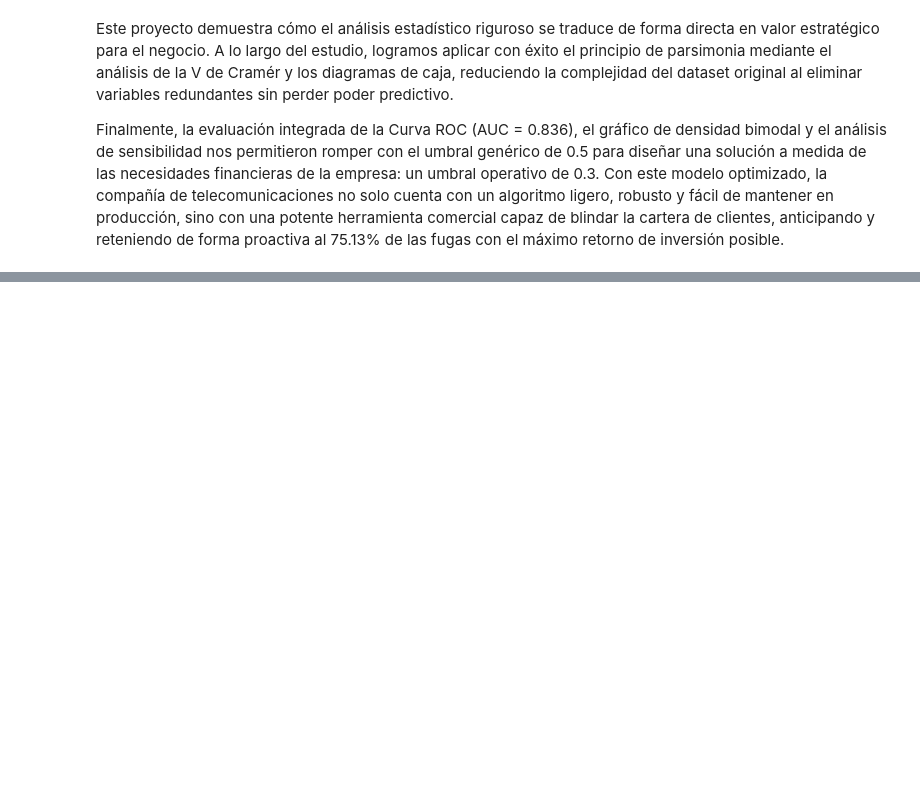
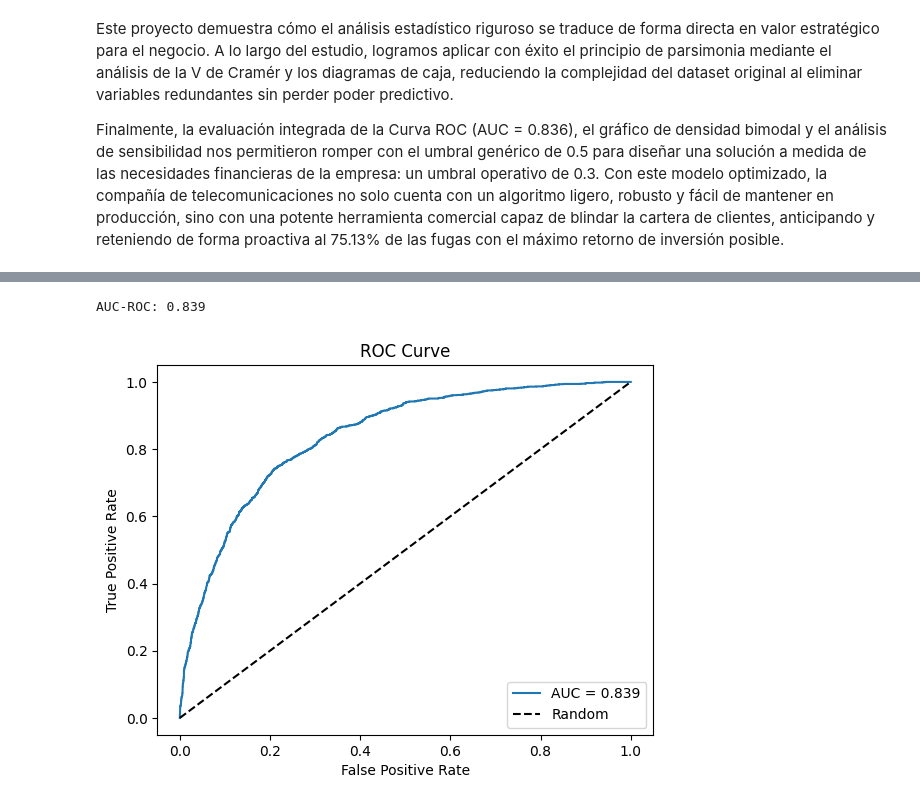
Before and after one commit to nachofort/01_Telco_Customer_Churn, a Jupyter notebook: Notebook/02_Modeling_Logistic.ipynb, the cells around one changed output, grey strips where cells are left out. Saved outputs shown, nothing was run; the diff lists cells and outputs as text; code cells hidden in the pictures; blank space fills up the shorter version.

```diff
--- a/Notebook/02_Modeling_Logistic.ipynb
+++ b/Notebook/02_Modeling_Logistic.ipynb
@@ -987,0 +1209,21 @@ Finalmente, la evaluación integrada de la Curva ROC (AUC = 0.836), el gráfico
+# %%
+# Hacer predicciones (probabilidad de clase 1)
+y_proba = logit_model_fwd.predict(X_train_red)
+
+# Convertir las probabilidades en predicciones binarias
+threshold = 0.3  # Convertir las probabilidades usando el UMBRAL OPERATIVO DE NEGOCIO (0.3)
+y_pred = (y_proba >= threshold).astype(int)
+
+# Construir la matriz de confusión
+cm = confusion_matrix(y_train, y_pred)
+
+# Evaluación del modelo
+print("Matriz de confusión:")
+print(cm)
+
+# Convertir la matriz de confusión a porcentajes
+cm_percentage = cm.astype('float') / cm.sum() * 100
+
+# Imprimir la matriz en porcentajes con formato legible
+print("Matriz de confusión en porcentajes:")
+print(np.round(cm_percentage, 2))
@@ -987,0 +1250,17 @@ Finalmente, la evaluación integrada de la Curva ROC (AUC = 0.836), el gráfico
+# %%
+# Métrica AUC-ROC
+auc = roc_auc_score(y_train, y_proba)
+print(f"\nAUC-ROC: {auc:.3f}")
+
+# Curva ROC
+fpr, tpr, thresholds = roc_curve(y_train, y_proba)
+plt.plot(fpr, tpr, label=f'AUC = {auc:.3f}')
+plt.plot([0, 1], [0, 1], 'k--', label='Random')
+plt.xlabel('False Positive Rate')
+plt.ylabel('True Positive Rate')
+plt.title('ROC Curve')
+plt.legend(loc='lower right')
+plt.show()
+# %% [output]
+AUC-ROC: 0.839
+[figure, added]
```
Also changed, not shown: parts of 90 cells of this notebook, 2 other files.
